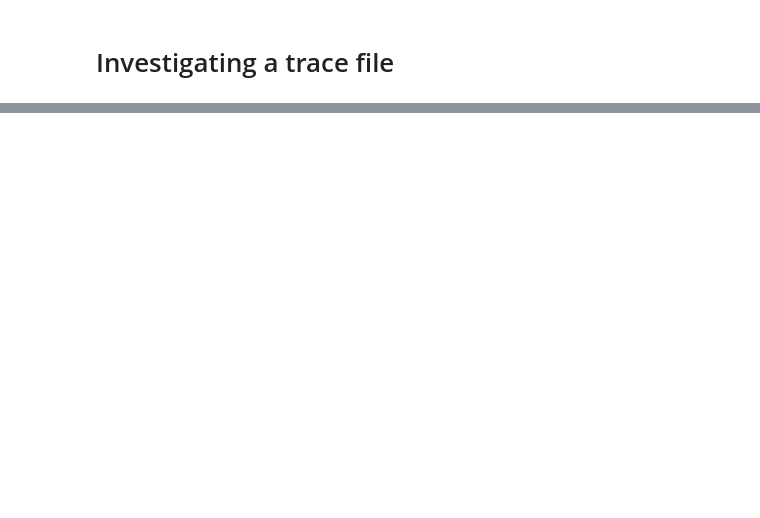
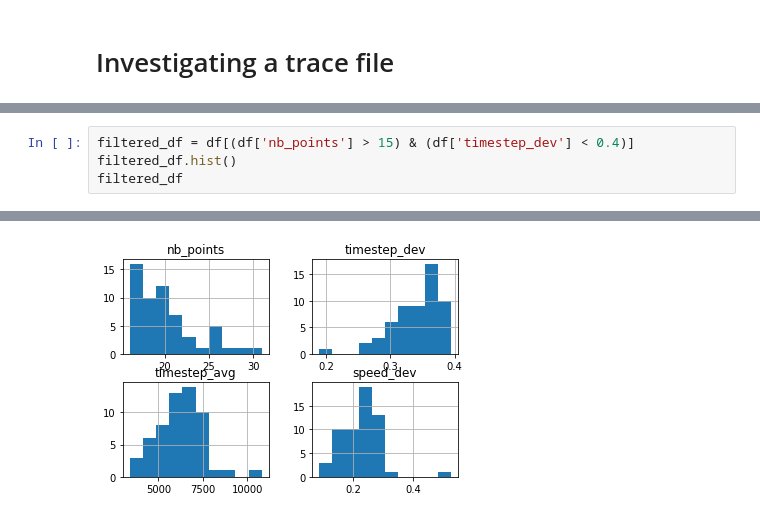
Before and after one commit to romainfd/indoor-location-competition-20, a Jupyter notebook: Data investigation.ipynb, the cells around one changed output, grey strips where cells are left out. Drawn from its saved outputs; the diff is of its cells as text; blank space fills up the shorter version.

```diff
--- a/Data investigation.ipynb
+++ b/Data investigation.ipynb
@@ -67,0 +433,5 @@ for _, waypoint in tqdm(gts):
+# %%
+filtered_df = df[(df['nb_points'] > 15) & (df['timestep_dev'] < 0.4)]
+filtered_df.hist()
+filtered_df
+# %% [output]
@@ -67,0 +455 @@ for _, waypoint in tqdm(gts):
+[figure, added]
```
Also changed, not shown: parts of 21 cells of this notebook, 1 other file.
